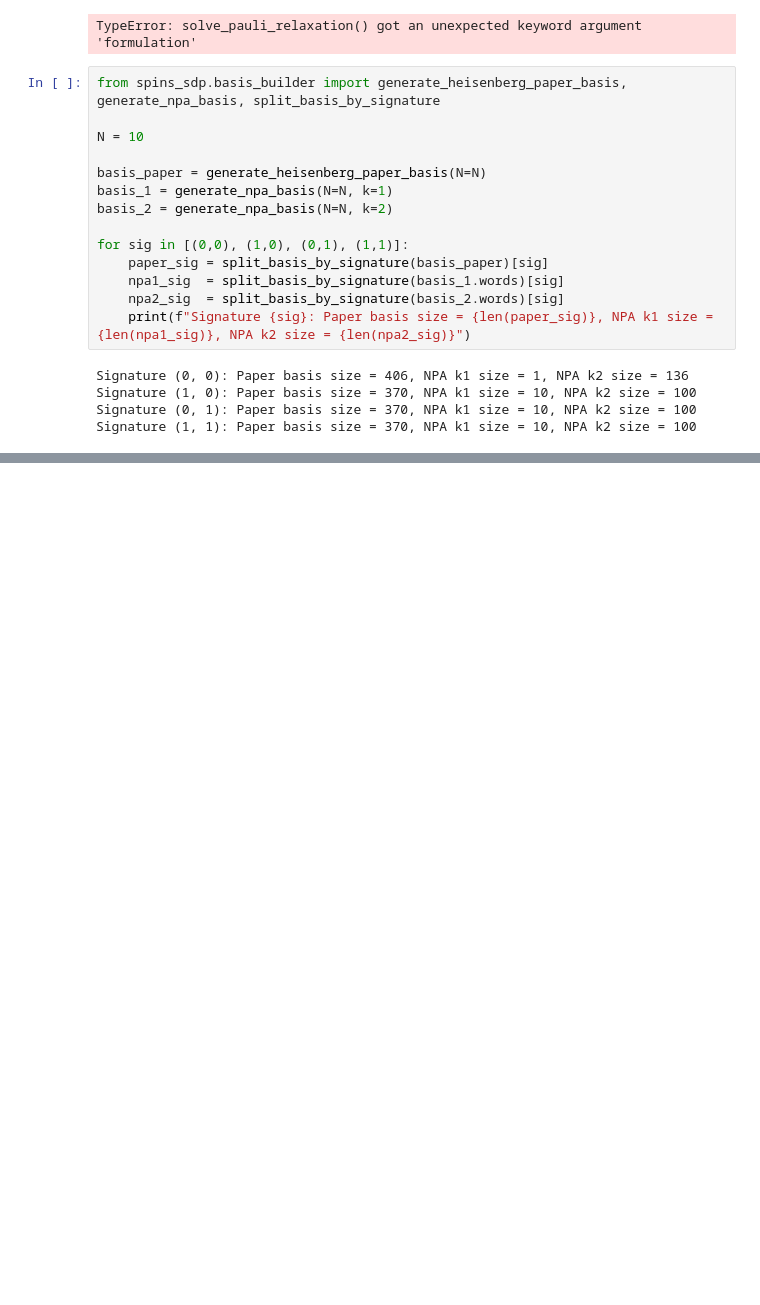
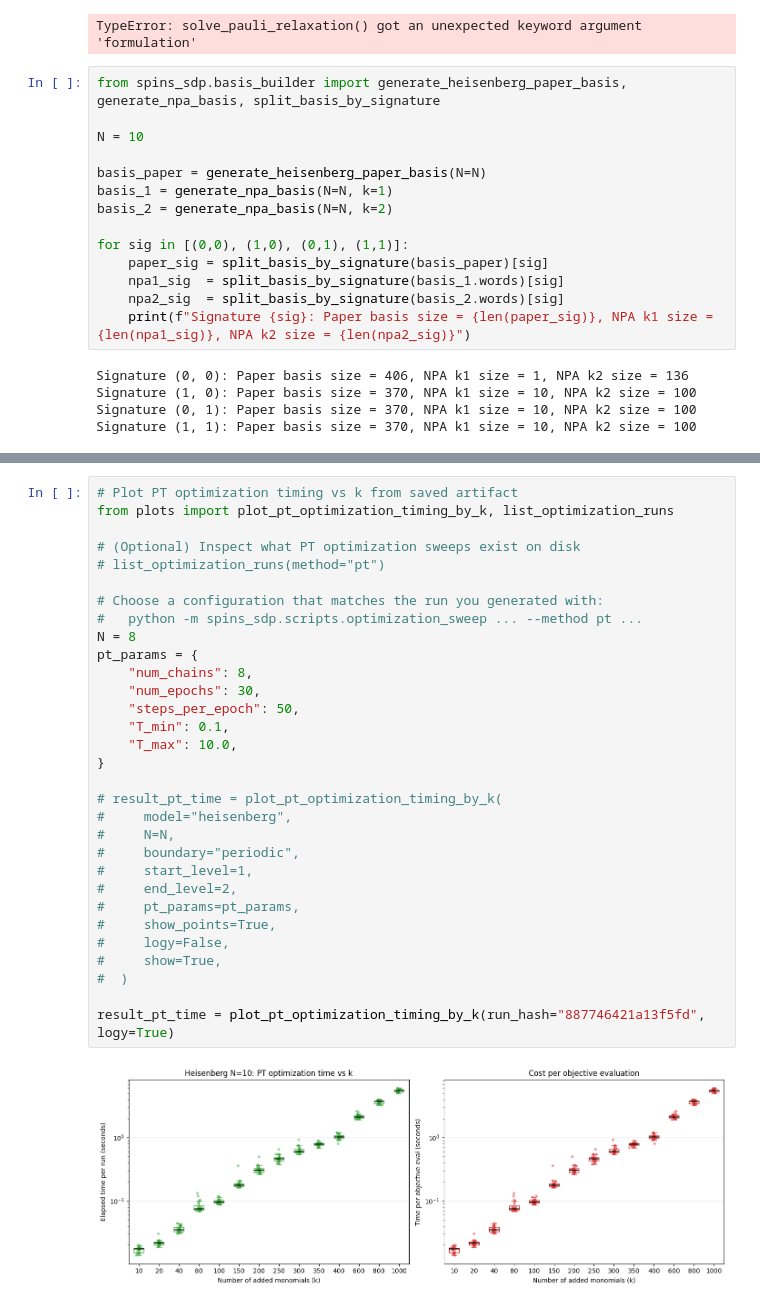
Before and after one commit to Ciscone7/OptimalMomentsNPA, a Jupyter notebook: benchmark.ipynb, the cells around one changed output, grey strips where cells are left out. Cells and saved outputs as stored; diff of their text form; blank space fills up the shorter version.

```diff
--- a/benchmark.ipynb
+++ b/benchmark.ipynb
@@ -541,0 +389,33 @@ N    | Original   | Block      | FullSym    | Sym3       | Reduction_12 | Reduct
+# %%
+# Plot PT optimization timing vs k from saved artifact
+from plots import plot_pt_optimization_timing_by_k, list_optimization_runs
+
+# (Optional) Inspect what PT optimization sweeps exist on disk
+# list_optimization_runs(method="pt")
+
+# Choose a configuration that matches the run you generated with:
+#   python -m spins_sdp.scripts.optimization_sweep ... --method pt ...
+N = 8
+pt_params = {
+    "num_chains": 8,
+    "num_epochs": 30,
+    "steps_per_epoch": 50,
+    "T_min": 0.1,
+    "T_max": 10.0,
+}
+
+# result_pt_time = plot_pt_optimization_timing_by_k(
+#     model="heisenberg",
+#     N=N,
+#     boundary="periodic",
+#     start_level=1,
+#     end_level=2,
+#     pt_params=pt_params,
+#     show_points=True,
+#     logy=False,
+#     show=True,
+#  )
+
+result_pt_time = plot_pt_optimization_timing_by_k(run_hash="887746421a13f5fd", logy=True)
+# %% [output]
+[figure, added]
```
Also changed, not shown: parts of 13 cells of this notebook, 5 other files.
